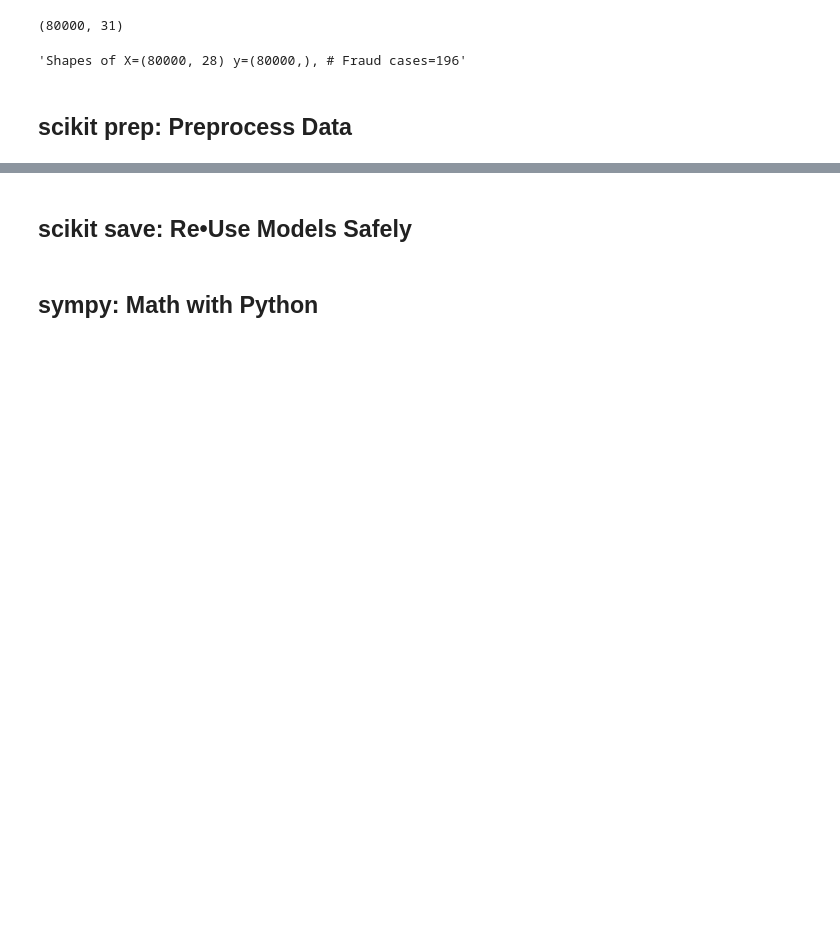
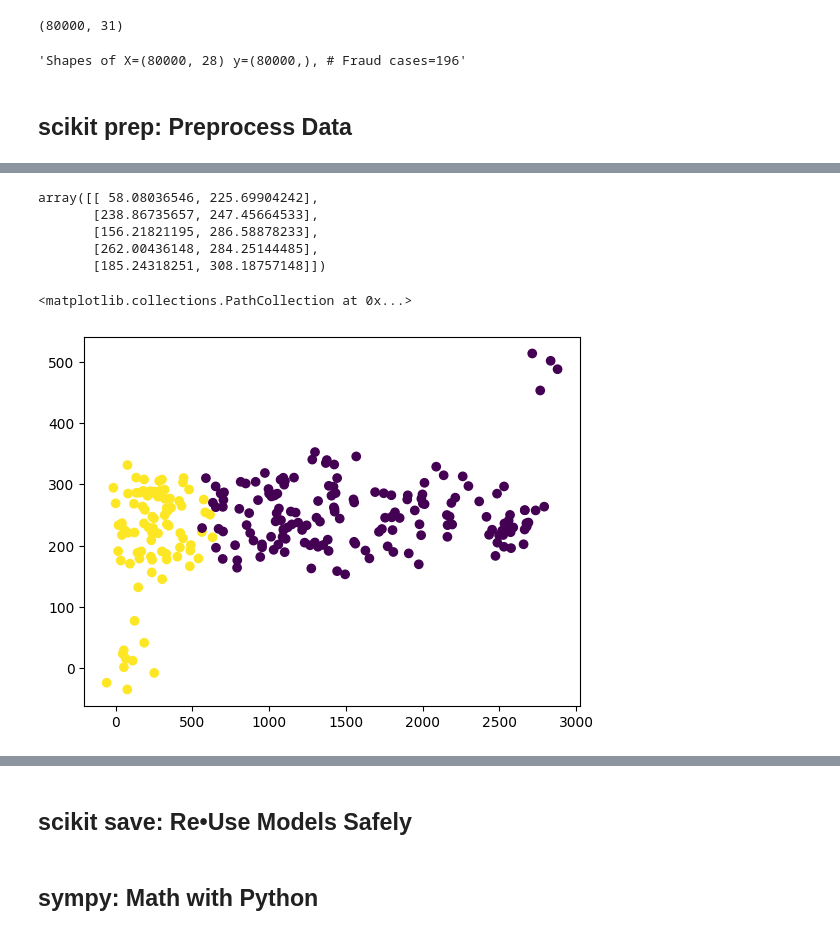
Before and after one commit to Friend09/practise_prod_python_tools, a Jupyter notebook: notebooks/practise_Data_Science_and_Machine_Learning.ipynb, the cells around one changed output, grey strips where cells are left out. Cells and saved outputs as stored; diff of their text form; code cells hidden in the pictures; blank space fills up the shorter version.

```diff
--- a/notebooks/practise_Data_Science_and_Machine_Learning.ipynb
+++ b/notebooks/practise_Data_Science_and_Machine_Learning.ipynb
@@ -185,0 +189,3 @@ f"Shapes of X={X.shape} y={y.shape}, # Fraud cases={y.sum()}"
+# %%
+df = pd.read_csv("../ref_calmcode_notebooks/scikit-prep/drawndata1.csv")
+df.head()
@@ -185,0 +199,16 @@ f"Shapes of X={X.shape} y={y.shape}, # Fraud cases={y.sum()}"
+# %%
+X = df[["x", "y"]].values
+y = df["z"] == "a"
+# %%
+X[:5]
+# %% [output]
+array([[ 58.08036546, 225.69904242],
+       [238.86735657, 247.45664533],
+       [156.21821195, 286.58878233],
+       [262.00436148, 284.25144485],
+       [185.24318251, 308.18757148]])
+# %%
+plt.scatter(X[:, 0], X[:, 1], c=y)
+# %% [output]
+<matplotlib.collections.PathCollection at 0x...>
+[figure, added]
```
Also changed, not shown: parts of 12 cells of this notebook.
